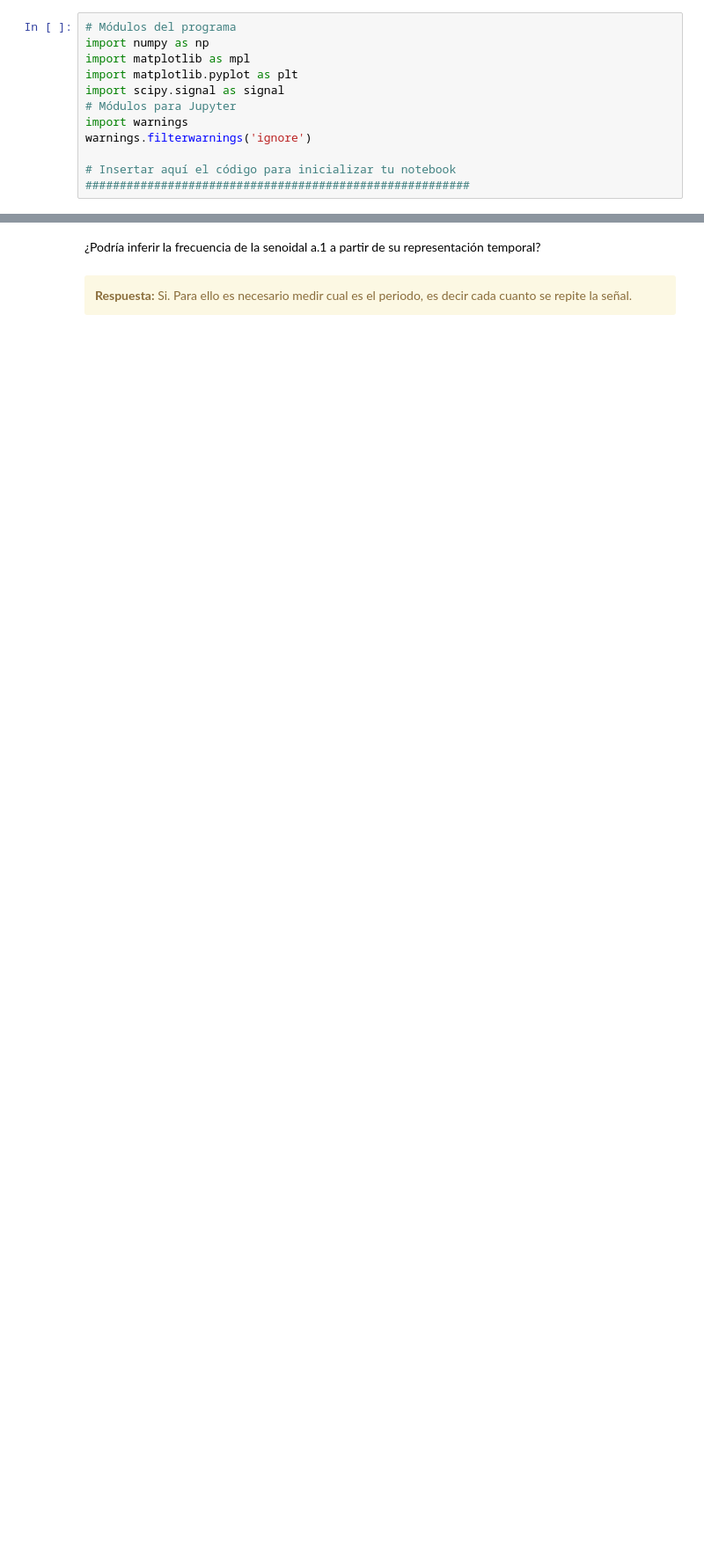
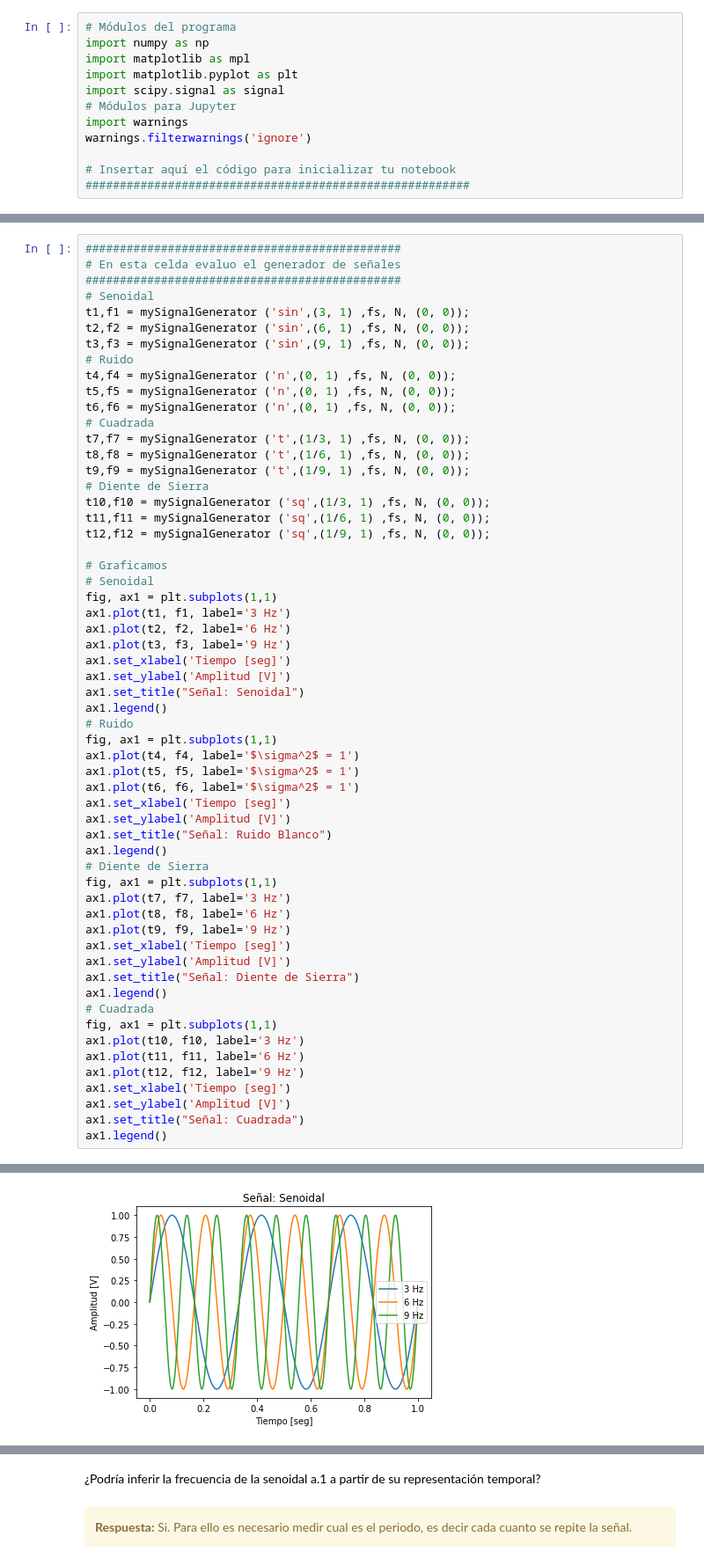
Before and after one commit to lucasliano/PDS_lliano, a Jupyter notebook: TPS/TP1/TP1 - Muestreo de señales - Forurier.ipynb, the cells around one changed output, grey strips where cells are left out. Shown at 88% size. Saved outputs shown, nothing was run; the diff lists cells and outputs as text; blank space fills up the shorter version.

```diff
--- a/TPS/TP1/TP1 - Muestreo de señales - Forurier.ipynb
+++ b/TPS/TP1/TP1 - Muestreo de señales - Forurier.ipynb
@@ -114,0 +116,59 @@ fs = 1000 # Hz
+# %%
+##############################################
+# En esta celda evaluo el generador de señales
+##############################################
+# Senoidal
+t1,f1 = mySignalGenerator ('sin',(3, 1) ,fs, N, (0, 0));
+t2,f2 = mySignalGenerator ('sin',(6, 1) ,fs, N, (0, 0));
+t3,f3 = mySignalGenerator ('sin',(9, 1) ,fs, N, (0, 0));
+# Ruido
+t4,f4 = mySignalGenerator ('n',(0, 1) ,fs, N, (0, 0));
+t5,f5 = mySignalGenerator ('n',(0, 1) ,fs, N, (0, 0));
+t6,f6 = mySignalGenerator ('n',(0, 1) ,fs, N, (0, 0));
+# Cuadrada
+t7,f7 = mySignalGenerator ('t',(1/3, 1) ,fs, N, (0, 0));
+t8,f8 = mySignalGenerator ('t',(1/6, 1) ,fs, N, (0, 0));
+t9,f9 = mySignalGenerator ('t',(1/9, 1) ,fs, N, (0, 0));
+# Diente de Sierra
+t10,f10 = mySignalGenerator ('sq',(1/3, 1) ,fs, N, (0, 0));
+t11,f11 = mySignalGenerator ('sq',(1/6, 1) ,fs, N, (0, 0));
+t12,f12 = mySignalGenerator ('sq',(1/9, 1) ,fs, N, (0, 0));
+
+# Graficamos
+# Senoidal
+fig, ax1 = plt.subplots(1,1)
+ax1.plot(t1, f1, label='3 Hz')
+ax1.plot(t2, f2, label='6 Hz')
+ax1.plot(t3, f3, label='9 Hz')
+ax1.set_xlabel('Tiempo [seg]')
+ax1.set_ylabel('Amplitud [V]')
+ax1.set_title("Señal: Senoidal")
+ax1.legend()
+# Ruido
+fig, ax1 = plt.subplots(1,1)
+ax1.plot(t4, f4, label='$\sigma^2$ = 1')
+ax1.plot(t5, f5, label='$\sigma^2$ = 1')
+ax1.plot(t6, f6, label='$\sigma^2$ = 1')
+ax1.set_xlabel('Tiempo [seg]')
+ax1.set_ylabel('Amplitud [V]')
+ax1.set_title("Señal: Ruido Blanco")
+ax1.legend()
+# Diente de Sierra
+fig, ax1 = plt.subplots(1,1)
+ax1.plot(t7, f7, label='3 Hz')
+ax1.plot(t8, f8, label='6 Hz')
+ax1.plot(t9, f9, label='9 Hz')
+ax1.set_xlabel('Tiempo [seg]')
+ax1.set_ylabel('Amplitud [V]')
+ax1.set_title("Señal: Diente de Sierra")
+ax1.legend()
+# Cuadrada
+fig, ax1 = plt.subplots(1,1)
+ax1.plot(t10, f10, label='3 Hz')
+ax1.plot(t11, f11, label='6 Hz')
+ax1.plot(t12, f12, label='9 Hz')
+ax1.set_xlabel('Tiempo [seg]')
+ax1.set_ylabel('Amplitud [V]')
+ax1.set_title("Señal: Cuadrada")
+ax1.legend()
+# %% [output]
@@ -114,0 +176 @@ fs = 1000 # Hz
+[figure, added]
```
Also changed, not shown: parts of 12 cells of this notebook.
